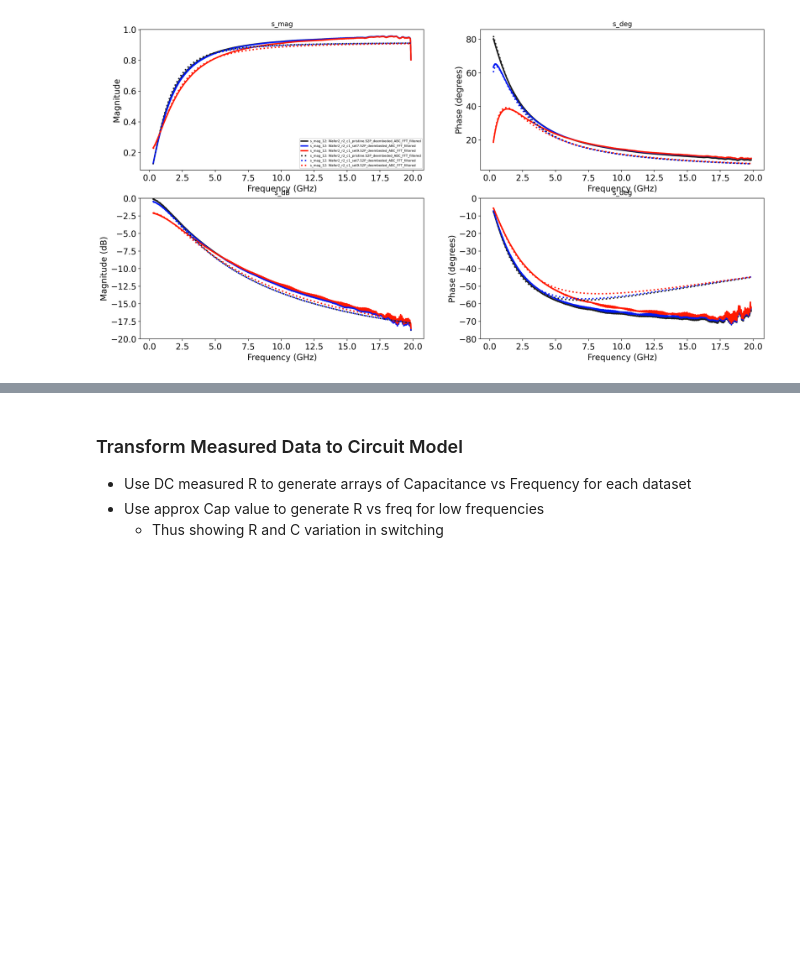
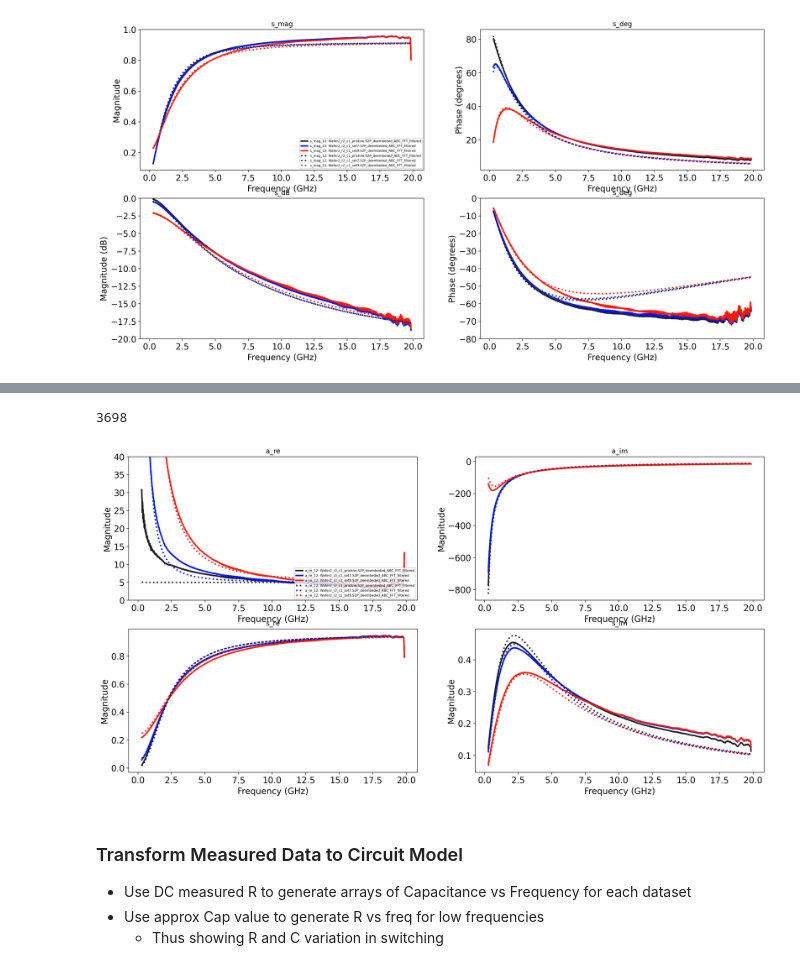
Before and after one commit to hc3413/VNA_Analysis, a Jupyter notebook: Exp_Modelling.ipynb, the cells around one changed output, grey strips where cells are left out. Saved outputs shown, nothing was run; the diff lists cells and outputs as text; code cells hidden in the pictures; blank space fills up the shorter version.

Commit message:
added an extra function to circuit model

```diff
--- a/Exp_Modelling.ipynb
+++ b/Exp_Modelling.ipynb
@@ -376,3 +477,40 @@ sub_plot(ax=ax3, dev_subset=model_output, plot_type=['s_deg'], log_x=False, m_po
+# %%
+#-------------------Plotting-------------------
+plt.rcParams['lines.linewidth'] = 2.5  # Change this to your desired line width
+f = plt.figure(figsize=(20,10),dpi=200)
+gs = f.add_gridspec(2, 2)
+ax = f.add_subplot(gs[0, 0])
+ax1 = f.add_subplot(gs[0, 1])
+ax2 = f.add_subplot(gs[1, 0])
+ax3 = f.add_subplot(gs[1, 1])
+
+print(len(model_input[0][0].network.f))
+
+x_range_var =  slice(1000,-15)
+# Measured data with solid line
+sub_plot(ax=ax, dev_subset=model_input_diode, plot_type=['a_re'], log_x=False, m_port=[1], n_port=[2], deembed_data=False,
+         x_range= x_range_var)
+sub_plot(ax=ax1, dev_subset=model_input_diode, plot_type=['a_im'], log_x=False, m_port=[1], n_port=[2], deembed_data=False,
+          x_range= x_range_var,p_legend=False)
+sub_plot(ax=ax2, dev_subset=model_input_diode, plot_type=['s_re'], log_x=False, m_port=[1], n_port=[2], deembed_data=False,
+         x_range= x_range_var,p_legend=False)
+sub_plot(ax=ax3, dev_subset=model_input_diode, plot_type=['s_im'], log_x=False, m_port=[1], n_port=[2], deembed_data=False,
+          x_range= x_range_var,p_legend=False)
+
+# Modelled data with dotted line
+sub_plot(ax=ax, dev_subset=model_output_diode, plot_type=['a_re'], log_x=False, m_port=[1], n_port=[2], deembed_data=False,
+         y_range = [0,40],x_range= x_range_var , dot_line=True)
+sub_plot(ax=ax1, dev_subset=model_output_diode, plot_type=['a_im'], log_x=False, m_port=[1], n_port=[2], deembed_data=False,
+          x_range= x_range_var,p_legend=False, dot_line=True)
+sub_plot(ax=ax2, dev_subset=model_output_diode, plot_type=['s_re'], log_x=False, m_port=[1], n_port=[2], deembed_data=False,
+         x_range= x_range_var,p_legend=False, dot_line=True)
+sub_plot(ax=ax3, dev_subset=model_output_diode, plot_type=['s_im'], log_x=False, m_port=[1], n_port=[2], deembed_data=False,
+          x_range= x_range_var,p_legend=False, dot_line=True)
+
+#plt.savefig(os.path.join(path_out, 'circfit_memstate_s_db11.svg'), format='svg')
+# %% [output]
+3698
+[figure, added]
 # %% [markdown]
 ### Transform Measured Data to Circuit Model
 - Use DC measured R to generate arrays of Capacitance vs Frequency for each dataset
```
Also changed, not shown: parts of 3 cells of this notebook.
